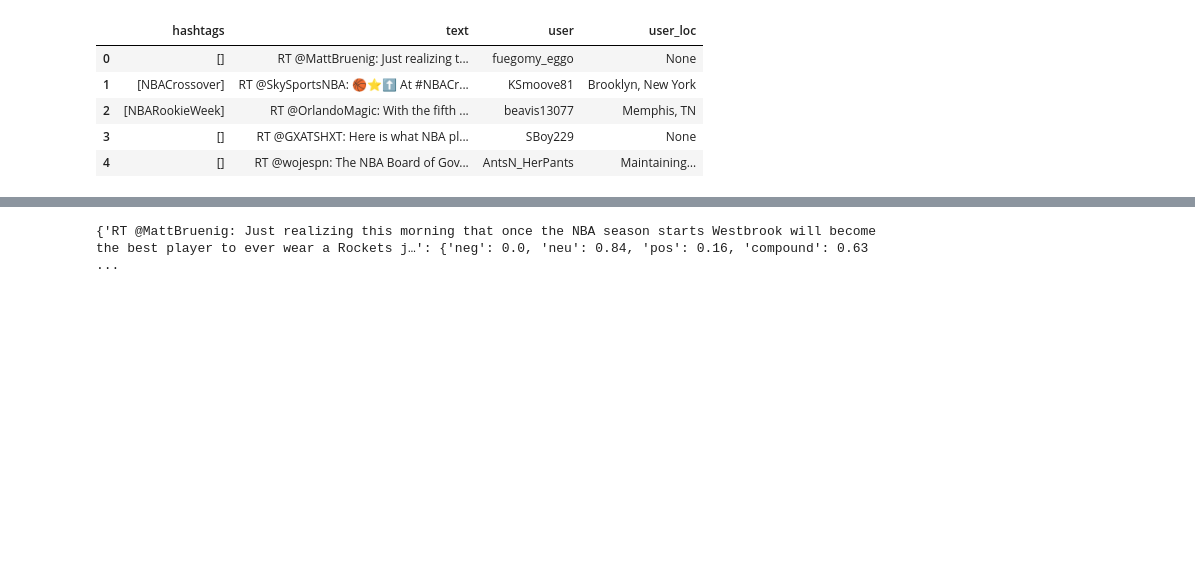
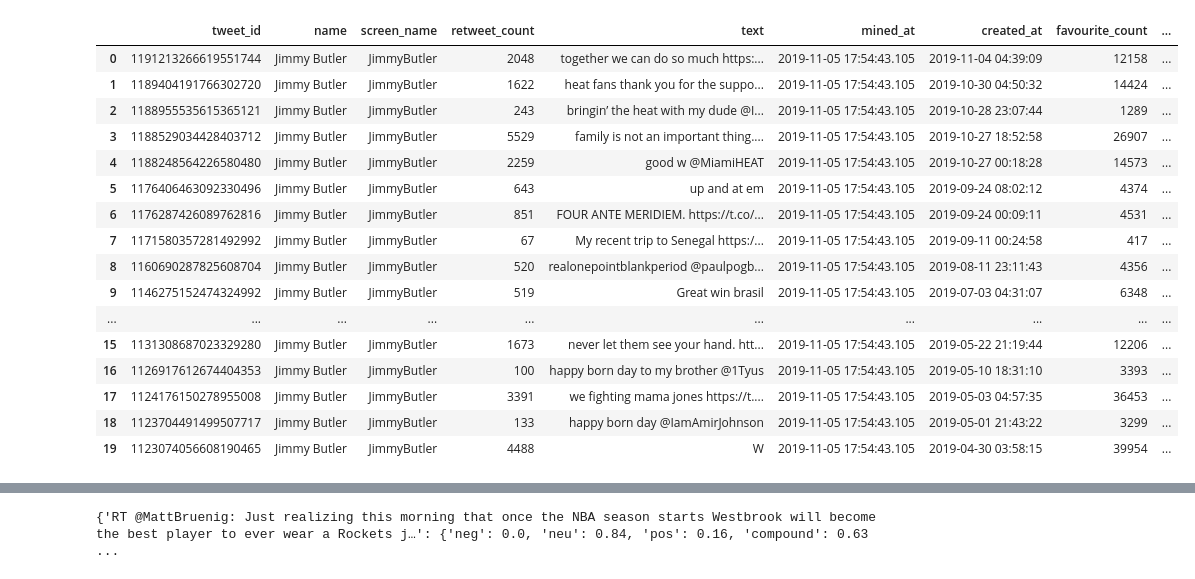
Before and after one commit to GustavoGB/NBA-Twitter-RedesSociais, a Jupyter notebook: sentimental.ipynb, the cells around one changed output, grey strips where cells are left out. Saved outputs shown, nothing was run; the diff lists cells and outputs as text; code cells hidden in the pictures; blank space fills up the shorter version.

Commit message:
data colocada ainda para primeira temporada, ainda sem limpas 100% dos tweets

```diff
--- a/sentimental.ipynb
+++ b/sentimental.ipynb
@@ -6,12 +8,24 @@ import ast
 # %%
 data_df = pd.read_json("saved_tweets.json", orient='records')
-data_df.head()
+
+data_df.head(20)
 # %% [output]
-|  | hashtags | text | user | user_loc |
-| 0 | [] | RT @MattBruenig: Just realizing t... | fuegomy_eggo | None |
-| 1 | [NBACrossover] | RT @SkySportsNBA: 🏀⭐️⬆️ At #NBACr... | KSmoove81 | Brooklyn, New York |
-| 2 | [NBARookieWeek] | RT @OrlandoMagic: With the fifth ... | beavis13077 | Memphis, TN |
-| 3 | [] | RT @GXATSHXT: Here is what NBA pl... | SBoy229 | None |
-| 4 | [] | RT @wojespn: The NBA Board of Gov... | AntsN_HerPants | Maintaining… |
+|  | tweet_id | name | screen_name | retweet_count | text | mined_at | created_at | favourite_count | ... |
+| 0 | 1191213266619551744 | Jimmy Butler | JimmyButler | 2048 | together we can do so much https:... | 2019-11-05 17:54:43.105 | 2019-11-04 04:39:09 | 12158 | ... |
+| 1 | 1189404191766302720 | Jimmy Butler | JimmyButler | 1622 | heat fans thank you for the suppo... | 2019-11-05 17:54:43.105 | 2019-10-30 04:50:32 | 14424 | ... |
+| 2 | 1188955535615365121 | Jimmy Butler | JimmyButler | 243 | bringin’ the heat with my dude @I... | 2019-11-05 17:54:43.105 | 2019-10-28 23:07:44 | 1289 | ... |
+| 3 | 1188529034428403712 | Jimmy Butler | JimmyButler | 5529 | family is not an important thing.... | 2019-11-05 17:54:43.105 | 2019-10-27 18:52:58 | 26907 | ... |
+| 4 | 1188248564226580480 | Jimmy Butler | JimmyButler | 2259 | good w @MiamiHEAT | 2019-11-05 17:54:43.105 | 2019-10-27 00:18:28 | 14573 | ... |
+| 5 | 1176406463092330496 | Jimmy Butler | JimmyButler | 643 | up and at em | 2019-11-05 17:54:43.105 | 2019-09-24 08:02:12 | 4374 | ... |
+| 6 | 1176287426089762816 | Jimmy Butler | JimmyButler | 851 | FOUR ANTE MERIDIEM. https://t.co/... | 2019-11-05 17:54:43.105 | 2019-09-24 00:09:11 | 4531 | ... |
+| 7 | 1171580357281492992 | Jimmy Butler | JimmyButler | 67 | My recent trip to Senegal https:/... | 2019-11-05 17:54:43.105 | 2019-09-11 00:24:58 | 417 | ... |
+| 8 | 1160690287825608704 | Jimmy Butler | JimmyButler | 520 | realonepointblankperiod @paulpogb... | 2019-11-05 17:54:43.105 | 2019-08-11 23:11:43 | 4356 | ... |
+| 9 | 1146275152474324992 | Jimmy Butler | JimmyButler | 519 | Great win brasil | 2019-11-05 17:54:43.105 | 2019-07-03 04:31:07 | 6348 | ... |
+| ... | ... | ... | ... | ... | ... | ... | ... | ... | ... |
+| 15 | 1131308687023329280 | Jimmy Butler | JimmyButler | 1673 | never let them see your hand. htt... | 2019-11-05 17:54:43.105 | 2019-05-22 21:19:44 | 12206 | ... |
+| 16 | 1126917612674404353 | Jimmy Butler | JimmyButler | 100 | happy born day to my brother @1Tyus | 2019-11-05 17:54:43.105 | 2019-05-10 18:31:10 | 3393 | ... |
+| 17 | 1124176150278955008 | Jimmy Butler | JimmyButler | 3391 | we fighting mama jones https://t.... | 2019-11-05 17:54:43.105 | 2019-05-03 04:57:35 | 36453 | ... |
+| 18 | 1123704491499507717 | Jimmy Butler | JimmyButler | 133 | happy born day @IamAmirJohnson | 2019-11-05 17:54:43.105 | 2019-05-01 21:43:22 | 3299 | ... |
+| 19 | 1123074056608190465 | Jimmy Butler | JimmyButler | 4488 | W | 2019-11-05 17:54:43.105 | 2019-04-30 03:58:15 | 39954 | ... |
 # %%
 data_df.info()
```
Also changed, not shown: parts of 5 cells of this notebook, 1 other file.
